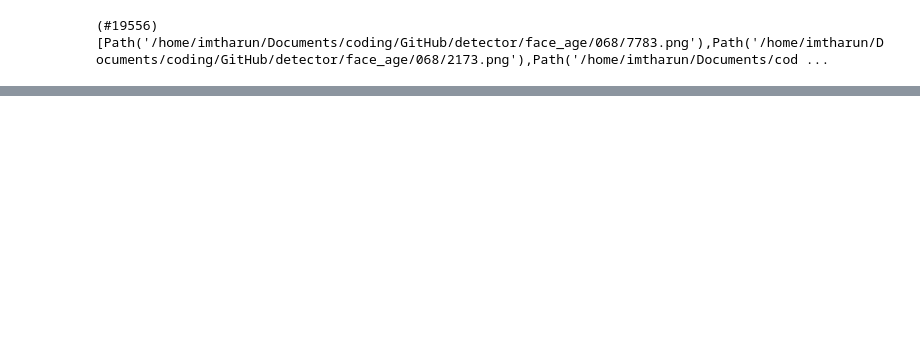
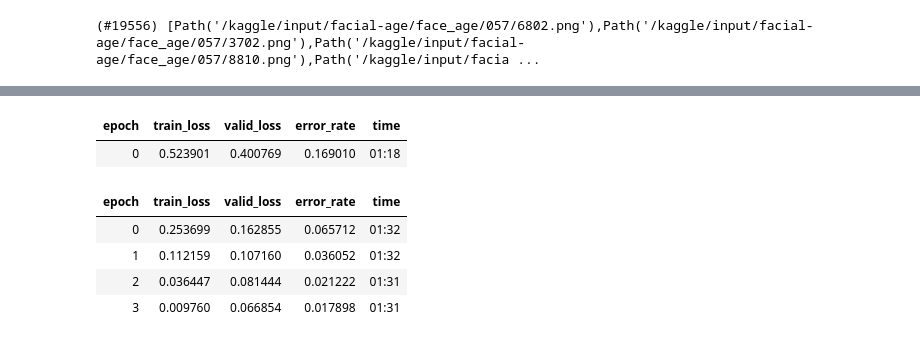
Before and after one commit to imtharun/detector, a Jupyter notebook: detector.ipynb, the cells around one changed output, grey strips where cells are left out. Saved outputs shown, nothing was run; the diff lists cells and outputs as text; code cells hidden in the pictures; blank space fills up the shorter version.

Commit message:
Feat: completed training the model

```diff
--- a/detector.ipynb
+++ b/detector.ipynb
@@ -20,11 +7,9 @@ config = dotenv_values(".env")
 # %%
-dataset_path = config['DATASET_PATH']
-dataset_path
-path = Path(dataset_path)
+path = Path("/kaggle/input/facial-age/face_age")
 images = get_image_files(path)
 images
 # %% [output]
-(#19556) [Path('/home/imtharun/Documents/coding/GitHub/detector/face_age/068/7783.png'),Path('/home/imtharun/Documents/coding/GitHub/detector/face_age/068/2173.png'),Path('/home/imtharun/Documents/cod ...
+(#19556) [Path('/kaggle/input/facial-age/face_age/057/6802.png'),Path('/kaggle/input/facial-age/face_age/057/3702.png'),Path('/kaggle/input/facial-age/face_age/057/8810.png'),Path('/kaggle/input/facia ...
 # %%
 # count = 0
 # for image in images:
@@ -42,5 +27,6 @@ def is_baby_or_senior(image):
 #         print(image, res)
 # %%
 dls = ImageDataLoaders.from_path_func(path, images, valid_pct=0.2, seed=42, label_func=is_baby_or_senior, item_tfms=Resize(224))
-learn = cnn_learner(dls, resnet34, metrics=error_rate)
+learn = vision_learner(dls, resnet34, metrics=error_rate)
 learn.fine_tune(4)
+# %% [output]
@@ -47,2 +34,9 @@ learn.fine_tune(4)
+| epoch | train_loss | valid_loss | error_rate | time |
+| 0 | 0.523901 | 0.400769 | 0.169010 | 01:18 |
+| epoch | train_loss | valid_loss | error_rate | time |
+| 0 | 0.253699 | 0.162855 | 0.065712 | 01:32 |
+| 1 | 0.112159 | 0.107160 | 0.036052 | 01:32 |
+| 2 | 0.036447 | 0.081444 | 0.021222 | 01:31 |
+| 3 | 0.009760 | 0.066854 | 0.017898 | 01:31 |
 # %%
 learn.show_results()
```
Also changed, not shown: parts of 7 cells of this notebook.
